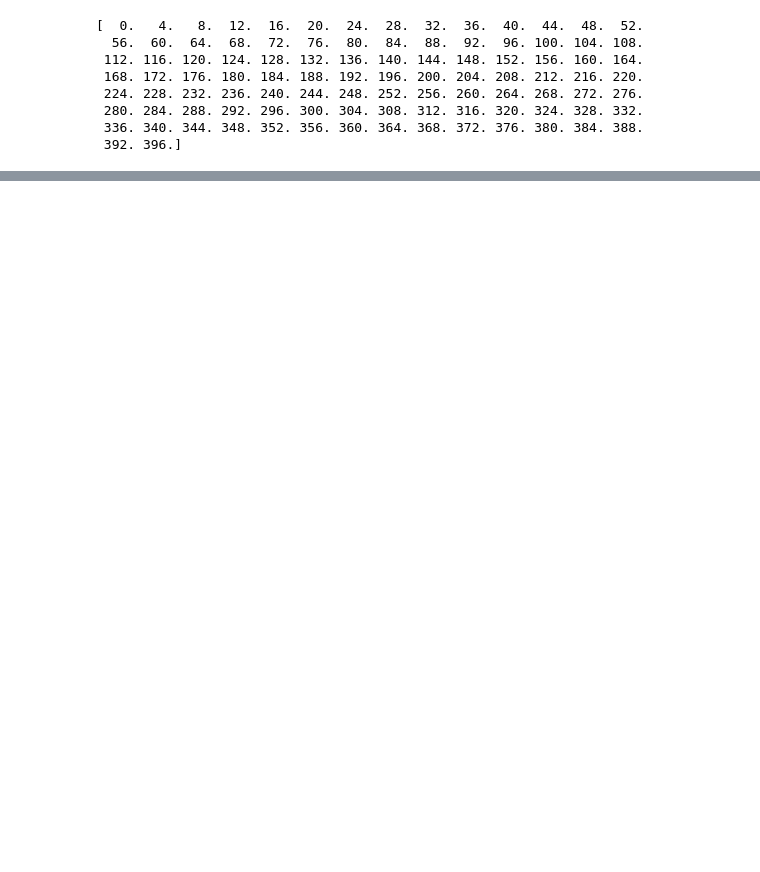
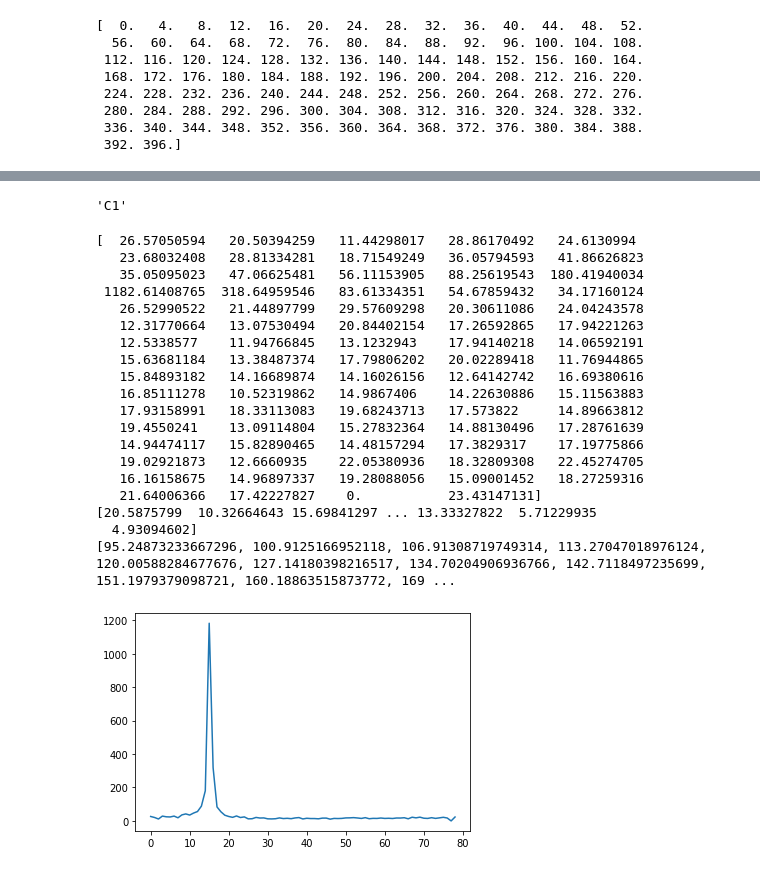
Before and after one commit to anandkrishnakumar/musicr, a Jupyter notebook: notebooks/FrequencyDomain.ipynb, the cells around one changed output, grey strips where cells are left out. Cells and saved outputs as stored; diff of their text form; code cells hidden in the pictures; blank space fills up the shorter version.

```diff
--- a/notebooks/FrequencyDomain.ipynb
+++ b/notebooks/FrequencyDomain.ipynb
@@ -114,0 +200,45 @@ frequencies[np.argmax(abs(example_freq_dom))]
+# %%
+musical_notes_inv[32.70319566257483]
+# %% [output]
+'C1'
+# %%
+#return an array of the max amplitude within binned frequency regions, bins are defined using the boundaries between them
+#requires frequencies, amplitudes, and boundaries to be defined as np arrays...
+def binned_max_amp(frequencies,amplitudes,boundaries):
+    binned_max_amps = np.zeros(len(boundaries)+1)
+    binned_max_amps[0] = max(amplitudes[frequencies<boundaries[0]])
+    binned_max_amps[-1] = max(amplitudes[frequencies>=boundaries[-1]])
+    for i in range(1,len(boundaries)-1):
+        left_boundary = frequencies>=boundaries[i-1]
+        right_boundary = frequencies<boundaries[i]
+        binned_max_amps[i] = max(amplitudes[left_boundary*right_boundary])
+    return binned_max_amps
+
+
+binned_max_amp(np.array(freqs_testing),np.array(amps_testing),np.array(main_notes_bounds))
+y = binned_max_amp(np.array(freqs_testing),np.array(amps_testing),np.array(main_notes_bounds))
+print(y)
+print(amps_testing)
+plt.plot(y)
+print(main_notes_bounds)
+# %% [output]
+[  26.57050594   20.50394259   11.44298017   28.86170492   24.6130994
+   23.68032408   28.81334281   18.71549249   36.05794593   41.86626823
+   35.05095023   47.06625481   56.11153905   88.25619543  180.41940034
+ 1182.61408765  318.64959546   83.61334351   54.67859432   34.17160124
+   26.52990522   21.44897799   29.57609298   20.30611086   24.04243578
+   12.31770664   13.07530494   20.84402154   17.26592865   17.94221263
+   12.5338577    11.94766845   13.1232943    17.94140218   14.06592191
+   15.63681184   13.38487374   17.79806202   20.02289418   11.76944865
+   15.84893182   14.16689874   14.16026156   12.64142742   16.69380616
+   16.85111278   10.52319862   14.9867406    14.22630886   15.11563883
+   17.93158991   18.33113083   19.68243713   17.573822     14.89663812
+   19.4550241    13.09114804   15.27832364   14.88130496   17.28761639
+   14.94474117   15.82890465   14.48157294   17.3829317    17.19775866
+   19.02921873   12.6660935    22.05380936   18.32809308   22.45274705
+   16.16158675   14.96897337   19.28088056   15.09001452   18.27259316
+   21.64006366   17.42227827    0.           23.43147131]
+[20.5875799  10.32664643 15.69841297 ... 13.33327822  5.71229935
+  4.93094602]
+[95.24873233667296, 100.9125166952118, 106.91308719749314, 113.27047018976124, 120.00588284677676, 127.14180398216517, 134.70204906936766, 142.7118497235699, 151.1979379098721, 160.18863515873772, 169 ...
+[figure, added]
```
Also changed, not shown: parts of 24 cells of this notebook, 2 other files.
